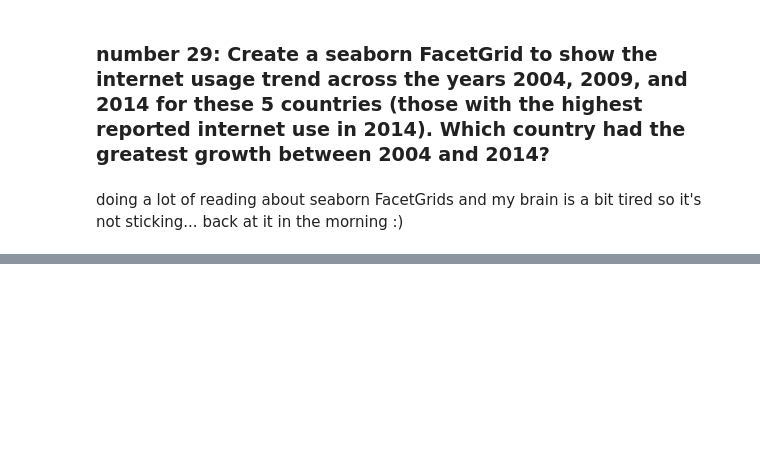
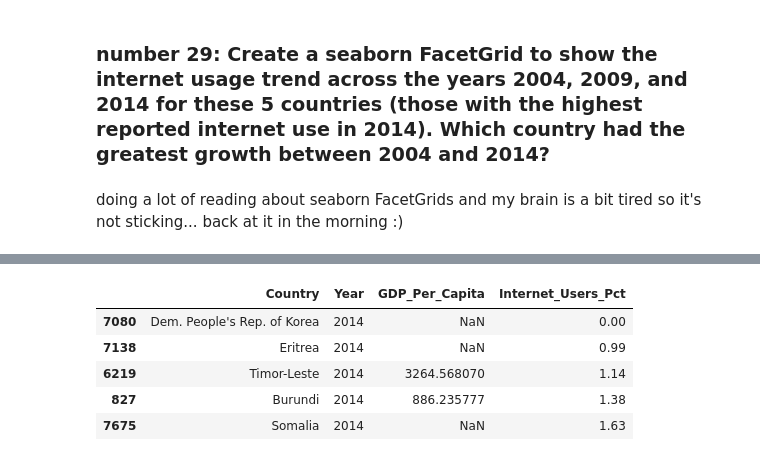
Before and after one commit to NSS-Data-Analytics-Cohort-6/gdp-and-internet-usage-atinglis314, a Jupyter notebook: notebooks/gdp_and_internet_usage_script.ipynb, the cells around one changed output, grey strips where cells are left out. Cells and saved outputs as stored; diff of their text form; code cells hidden in the pictures; blank space fills up the shorter version.

```diff
--- a/notebooks/gdp_and_internet_usage_script.ipynb
+++ b/notebooks/gdp_and_internet_usage_script.ipynb
@@ -635,0 +649,9 @@ doing a lot of reading about seaborn FacetGrids and my brain is a bit tired so i
+# %%
+df_2014.nsmallest(5, 'Internet_Users_Pct')
+# %% [output]
+|  | Country | Year | GDP_Per_Capita | Internet_Users_Pct |
+| 7080 | Dem. People's Rep. of Korea | 2014 | NaN | 0.00 |
+| 7138 | Eritrea | 2014 | NaN | 0.99 |
+| 6219 | Timor-Leste | 2014 | 3264.568070 | 1.14 |
+| 827 | Burundi | 2014 | 886.235777 | 1.38 |
+| 7675 | Somalia | 2014 | NaN | 1.63 |
```
Also changed, not shown: parts of 13 cells of this notebook.
